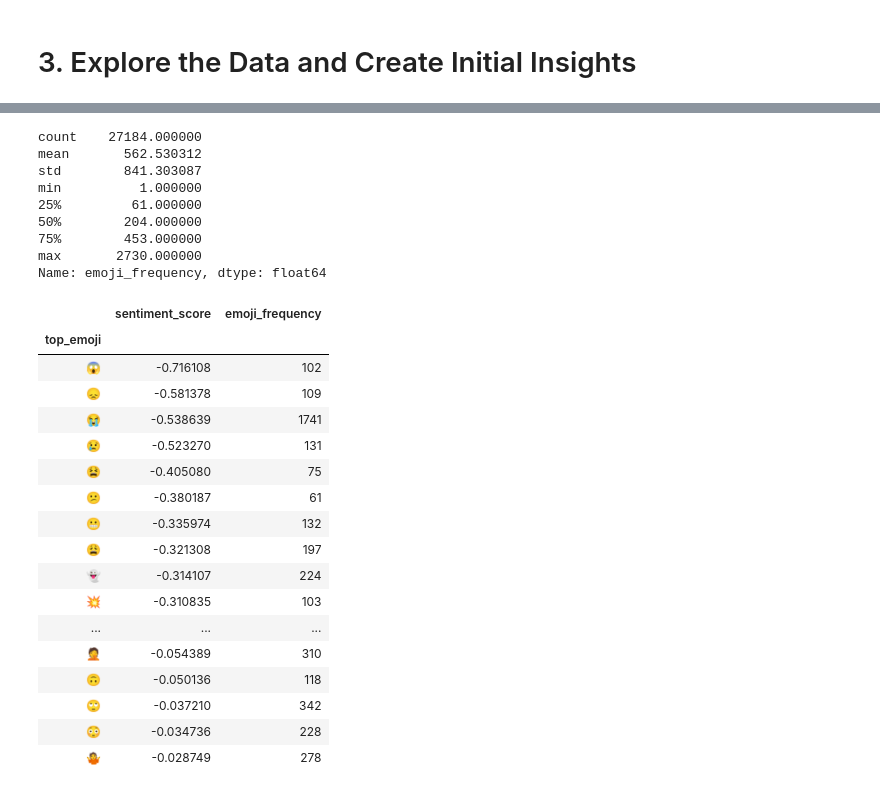
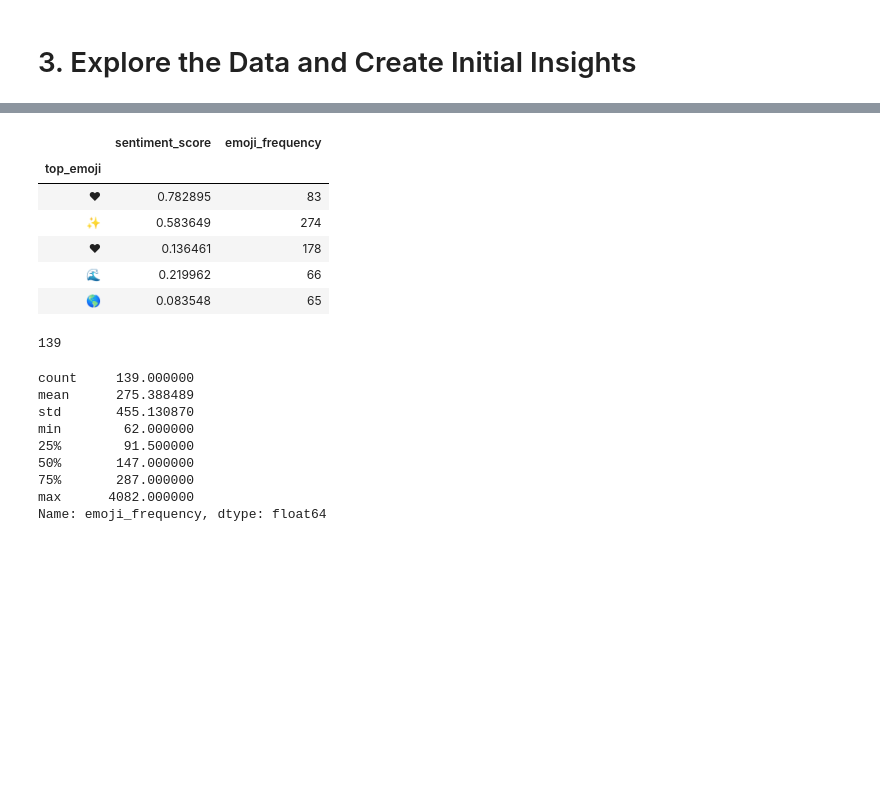
Before and after one commit to bmccabe96/Emoji_Analysis, a Jupyter notebook: Analysis/EDA.ipynb, the cells around one changed output, grey strips where cells are left out. Cells and saved outputs as stored; diff of their text form; code cells hidden in the pictures; blank space fills up the shorter version.

```diff
--- a/Analysis/EDA.ipynb
+++ b/Analysis/EDA.ipynb
@@ -205,0 +217,11 @@ df.head()
+# %%
+emojis = df[df.emoji_frequency>60].groupby('top_emoji')[['sentiment_score', 'emoji_frequency']].mean()
+emojis.head()
+# %% [output]
+|  | sentiment_score | emoji_frequency |
+| top_emoji |  |  |
+| ♥ | 0.782895 | 83 |
+| ✨ | 0.583649 | 274 |
+| ❤ | 0.136461 | 178 |
+| 🌊 | 0.219962 | 66 |
+| 🌎 | 0.083548 | 65 |
@@ -206,12 +230,16 @@ df.head()
+# %%
+emojis.index.nunique()
+# %% [output]
+139
 # %%
-df.emoji_frequency.describe()
+emojis.emoji_frequency.describe()
 # %% [output]
-count    27184.000000
-mean       562.530312
-std        841.303087
-min          1.000000
-25%         61.000000
-50%        204.000000
-75%        453.000000
-max       2730.000000
+count     139.000000
+mean      275.388489
+std       455.130870
+min        62.000000
+25%        91.500000
+50%       147.000000
+75%       287.000000
+max      4082.000000
 Name: emoji_frequency, dtype: float64
@@ -220,21 +245,0 @@ emojis = df[df.emoji_frequency>60].groupby('top_emoji')[['sentiment_score', 'emo
-# %%
-emojis.sort_values(by='sentiment_score')[0:25]
-# %% [output]
-|  | sentiment_score | emoji_frequency |
-| top_emoji |  |  |
-| 😱 | -0.716108 | 102 |
-| 😞 | -0.581378 | 109 |
-| 😭 | -0.538639 | 1741 |
-| 😢 | -0.523270 | 131 |
-| 😫 | -0.405080 | 75 |
-| 😕 | -0.380187 | 61 |
-| 😬 | -0.335974 | 132 |
-| 😩 | -0.321308 | 197 |
-| 👻 | -0.314107 | 224 |
-| 💥 | -0.310835 | 103 |
-| ... | ... | ... |
-| 🤦 | -0.054389 | 310 |
-| 🙃 | -0.050136 | 118 |
-| 🙄 | -0.037210 | 342 |
-| 😳 | -0.034736 | 228 |
-| 🤷 | -0.028749 | 278 |
```
Also changed, not shown: parts of 25 cells of this notebook, 3 other files.
